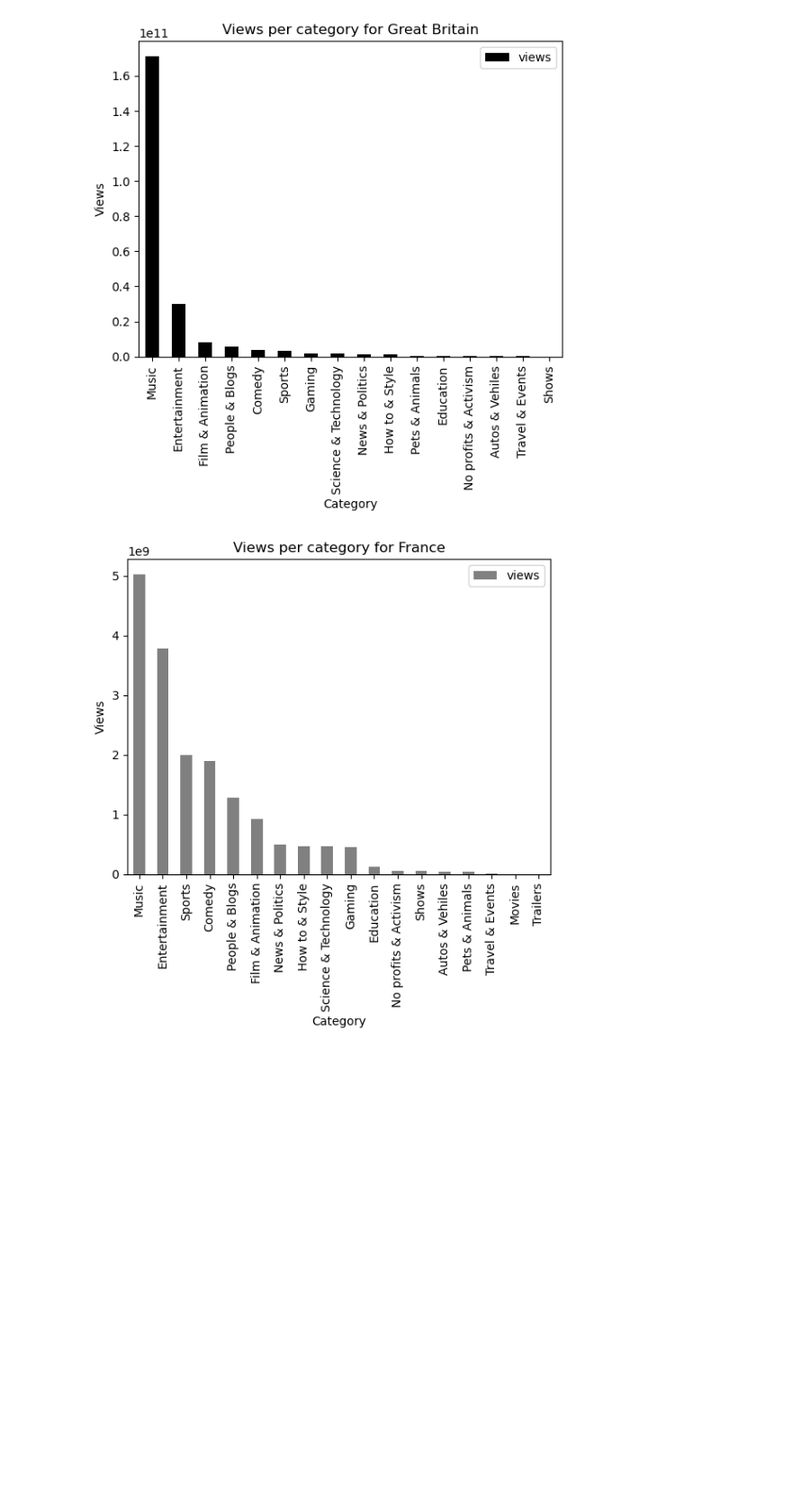
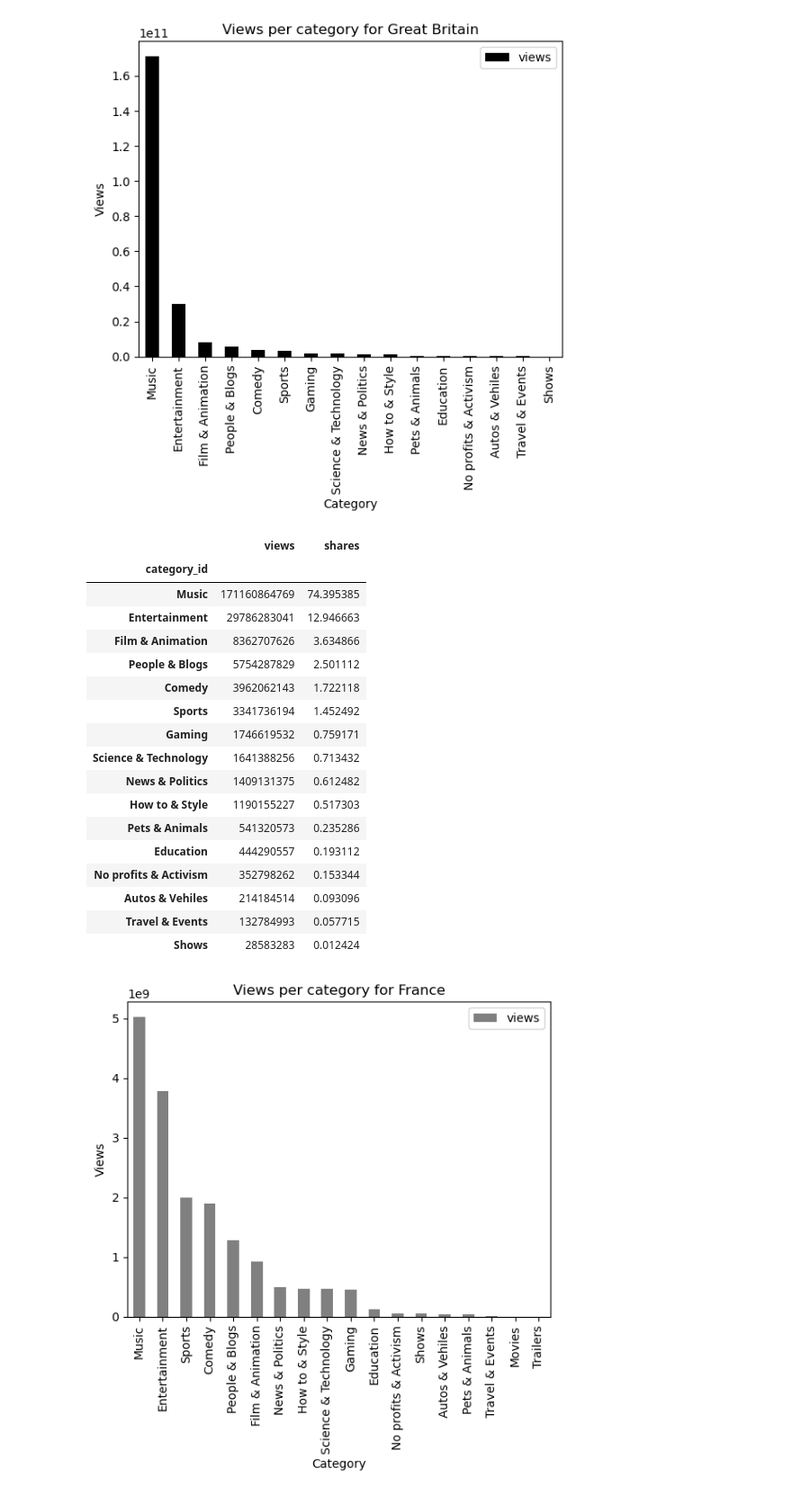
Before and after one commit to CsarCruz/lospandas, a Jupyter notebook: lospandas.ipynb, the cells around one changed output. Shown: that part at 90% size. Drawn from its saved outputs; the diff is of its cells as text; code cells hidden in the pictures; blank space fills up the shorter version.

```diff
--- a/lospandas.ipynb
+++ b/lospandas.ipynb
@@ -219,2 +251,25 @@ plt.show()
+# %%
+totelviews_GR = views_per_category_GR["views"].sum()
+views_per_category_GR['shares'] = views_per_category_GR['views']/totelviews_GR*100
+views_per_category_GR
+# %% [output]
+|  | views | shares |
+| category_id |  |  |
+| Music | 171160864769 | 74.395385 |
+| Entertainment | 29786283041 | 12.946663 |
+| Film & Animation | 8362707626 | 3.634866 |
+| People & Blogs | 5754287829 | 2.501112 |
+| Comedy | 3962062143 | 1.722118 |
+| Sports | 3341736194 | 1.452492 |
+| Gaming | 1746619532 | 0.759171 |
+| Science & Technology | 1641388256 | 0.713432 |
+| News & Politics | 1409131375 | 0.612482 |
+| How to & Style | 1190155227 | 0.517303 |
+| Pets & Animals | 541320573 | 0.235286 |
+| Education | 444290557 | 0.193112 |
+| No profits & Activism | 352798262 | 0.153344 |
+| Autos & Vehiles | 214184514 | 0.093096 |
+| Travel & Events | 132784993 | 0.057715 |
+| Shows | 28583283 | 0.012424 |
 # %%
 """
```
Also changed, not shown: parts of 8 cells of this notebook.
